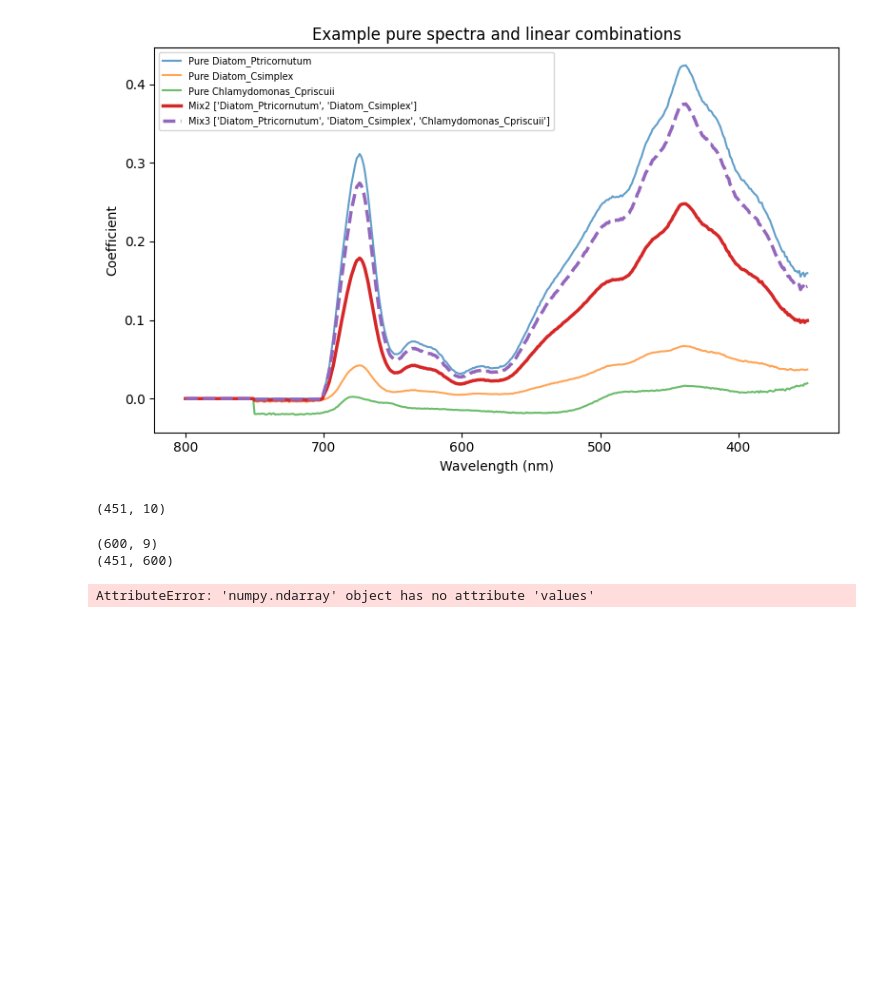
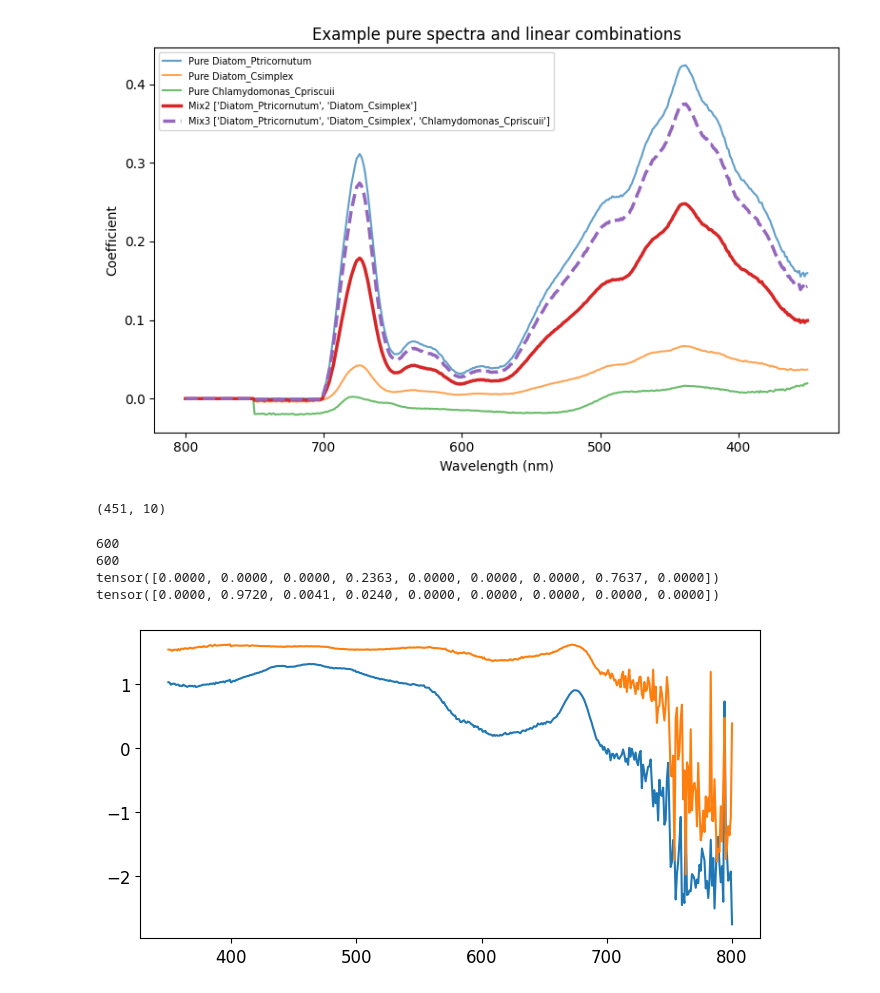
Before and after one commit to matsbannink/machine_learning, a Jupyter notebook: concentration_from_abs_spectra.ipynb, the cells around one changed output. Drawn from its saved outputs; the diff is of its cells as text; code cells hidden in the pictures; blank space fills up the shorter version.

Commit message:
Set up the data_creation_CNN function
The function returns training and validation data (80/20) in a clean fashion. X are the absorption spectra, y is a list of weights from the different organisms

```diff
--- a/concentration_from_abs_spectra.ipynb
+++ b/concentration_from_abs_spectra.ipynb
@@ -62,34 +62,48 @@ print(df_for_mix.shape)
 # %% [output]
 (451, 10)
 # %%
-def data_creation_CNN(N_training_, N_validation_, wavelength_, noise_level):
+def data_creation_CNN(noise_level):
     '''This function outputs a noisy absorption spectrum, normalized with mean and standard deviation.'''
     mixture_spectra_full, weights_spectra = generate_mixture_spectra(df_for_mix)
     mixture_spectra_full = mixture_spectra_full.to_numpy()
 
     weight_values = weights_spectra.drop(columns="mixture_name").to_numpy(dtype=float) # shape (600,9) (samples, species)
-    mixture_spectra = mixture_spectra_full[:,10:] # shape (451, 600) (wavelengths, absorption value)
+    mixture_spectra = mixture_spectra_full[:,10:].astype(float).T # shape (600, 451)(samples, wavelengths)
+    number_of_samples, _ = mixture_spectra.shape
 
-    X = torch.tensor(mixture_spectra.values, dtype = torch.float32) + noise_level * torch.randn(len(wavelength_))
+    X = torch.tensor(mixture_spectra, dtype=torch.float32) + noise_level * torch.randn(mixture_spectra.shape)
+    y = torch.tensor(weight_values, dtype = torch.float32)
 
-    # shuffle first
     perm = torch.randperm(X.shape[0])
+
     X, y = X[perm], y[perm]
 
+    # separate into training and validation data
+    N_training = int(number_of_samples * .8)
+    # N_validation = int(number_of_samples * .2)
+
     # compute stats on training portion only
-    mean = X[:2*N_training_].mean(dim=0)
-    std  = X[:2*N_training_].std(dim=0) + 1e-8
+    mean = X[:N_training].mean(dim=0)
+    std  = X[:N_training].std(dim=0) + 1e-8
 
     # normalize full dataset
     X_norm = (X - mean) / std
 
     # split up datasets
-    X_train_, y_train_ = X_norm[:2*N_training_],  y[:2*N_training_]
-    X_val_,   y_val_   = X_norm[2*N_training_:],  y[2*N_training_:]
+    X_train_, y_train_ = X_norm[:N_training],  y[:N_training]
+    X_val_,   y_val_   = X_norm[N_training:],  y[N_training:]
     return X_train_, y_train_, X_val_, y_val_
 # %%
-data_creation_CNN(100, 100, wavelength, df_for_mix)
+X_train, y_train, X_val, y_val = data_creation_CNN(0)
+# to give a feel for the data
+print(y_train[0, :])
+print(y_train[-1, :])
+plt.plot(wavelength, X_train[0,:])
+plt.plot(wavelength, X_train[-10, :])
+plt.show()
 # %% [output]
-(600, 9)
-(451, 600)
+600
+600
+tensor([0.0000, 0.0000, 0.0000, 0.2363, 0.0000, 0.0000, 0.0000, 0.7637, 0.0000])
+tensor([0.0000, 0.9720, 0.0041, 0.0240, 0.0000, 0.0000, 0.0000, 0.0000, 0.0000])
-AttributeError: 'numpy.ndarray' object has no attribute 'values'
+[figure, added]
```
